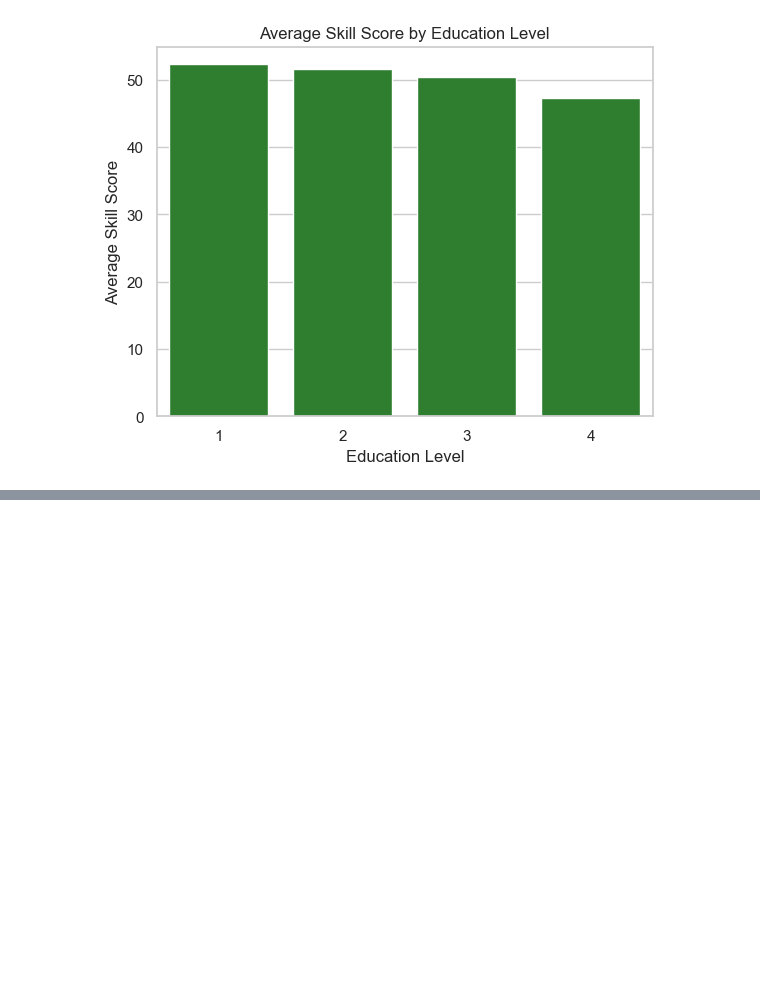
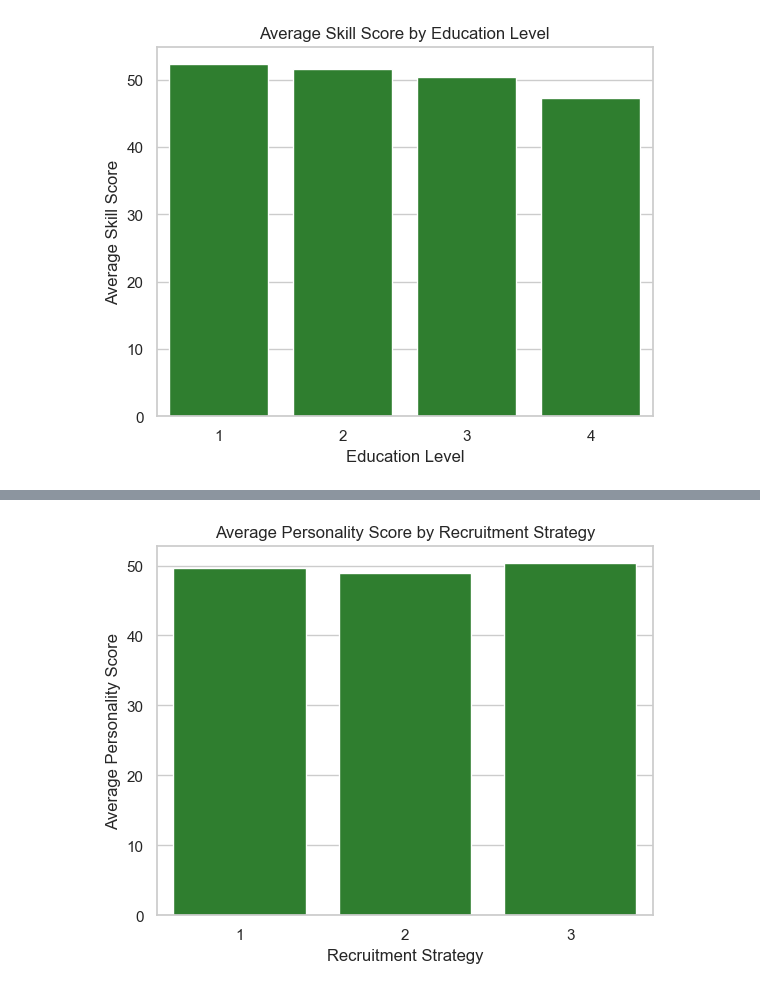
Before and after one commit to Eunnylans/Hiring--Analysis--Using--Linear--Regression, a Jupyter notebook: Predicting--Hiring--Decisions.ipynb, the cells around one changed output, grey strips where cells are left out. Cells and saved outputs as stored; diff of their text form; code cells hidden in the pictures; blank space fills up the shorter version.

```diff
--- a/Predicting--Hiring--Decisions.ipynb
+++ b/Predicting--Hiring--Decisions.ipynb
@@ -657,0 +667,10 @@ plt.show()
+# %%
+# 6. What is the average personality score for each recruitment strategy?
+avg_personality_score_strategy = df.groupby('RecruitmentStrategy')['PersonalityScore'].mean()
+sns.barplot(x=avg_personality_score_strategy.index, y=avg_personality_score_strategy.values, color='forestgreen')
+plt.title('Average Personality Score by Recruitment Strategy')
+plt.ylabel('Average Personality Score')
+plt.xlabel('Recruitment Strategy')
+plt.show()
+# %% [output]
+[figure, added]
```
Also changed, not shown: parts of 1 cell of this notebook.
